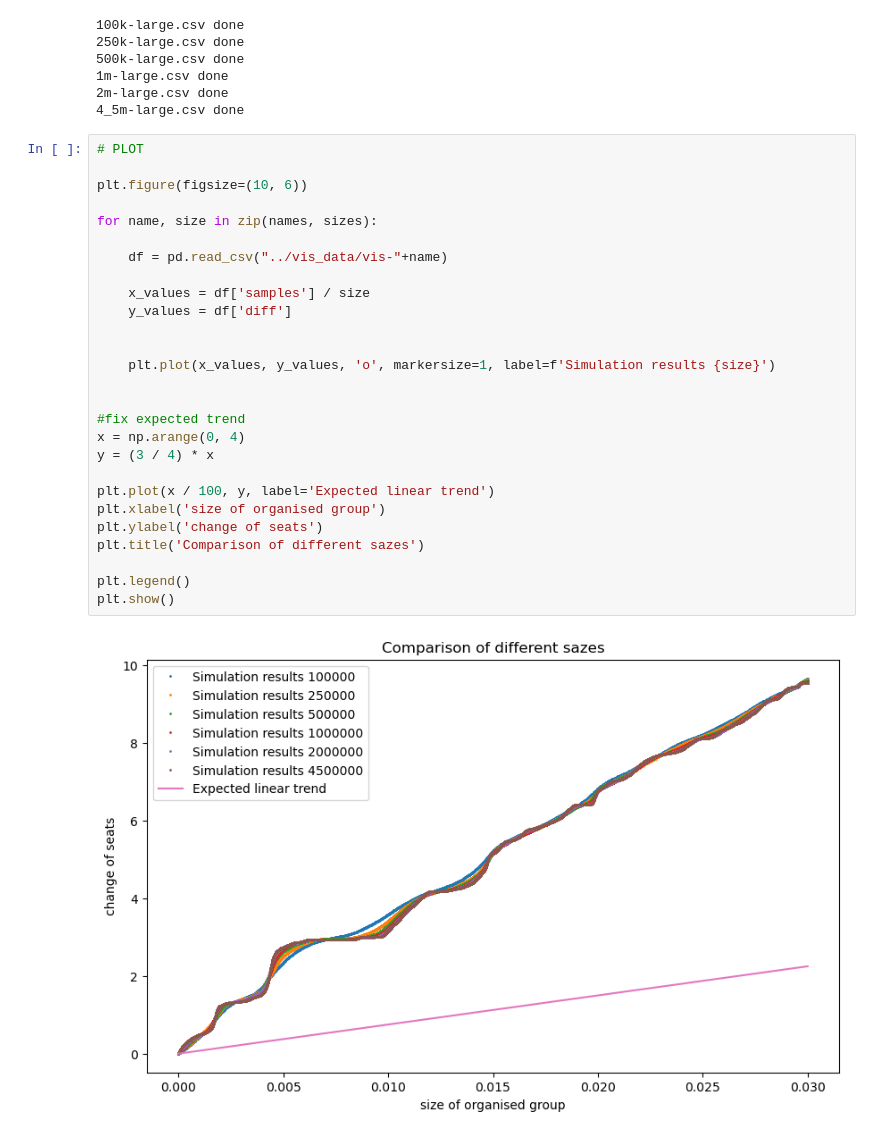
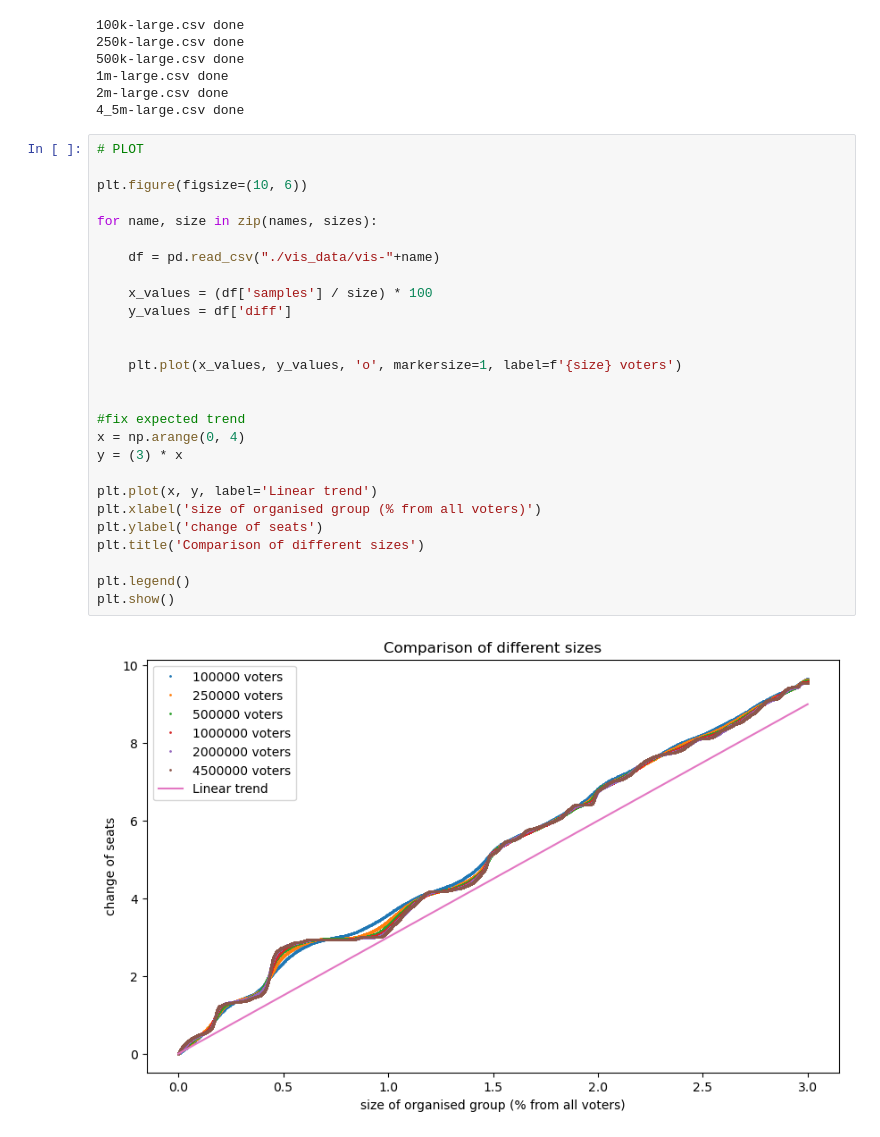
Before and after one commit to JnKamas/bc-praca, a Jupyter notebook: compare.ipynb, the cells around one changed output. Cells and saved outputs as stored; diff of their text form.

```diff
--- a/compare.ipynb
+++ b/compare.ipynb
@@ -16,29 +16,29 @@ for name in names:
 # %%
 # PLOT
 
 plt.figure(figsize=(10, 6))
 
 for name, size in zip(names, sizes):
 
-    df = pd.read_csv("../vis_data/vis-"+name)
+    df = pd.read_csv("./vis_data/vis-"+name)
 
-    x_values = df['samples'] / size
+    x_values = (df['samples'] / size) * 100
     y_values = df['diff']
 
 
-    plt.plot(x_values, y_values, 'o', markersize=1, label=f'Simulation results {size}')
+    plt.plot(x_values, y_values, 'o', markersize=1, label=f'{size} voters')
 
 
 #fix expected trend
 x = np.arange(0, 4)
-y = (3 / 4) * x
+y = (3) * x
 
-plt.plot(x / 100, y, label='Expected linear trend')
-plt.xlabel('size of organised group')
+plt.plot(x, y, label='Linear trend')
+plt.xlabel('size of organised group (% from all voters)')
 plt.ylabel('change of seats')
-plt.title('Comparison of different sazes')
+plt.title('Comparison of different sizes')
 
 plt.legend()
 plt.show()
 # %% [output]
-[figure, old version]
+[figure, new version]
```
Also changed, not shown: 5 other files.
